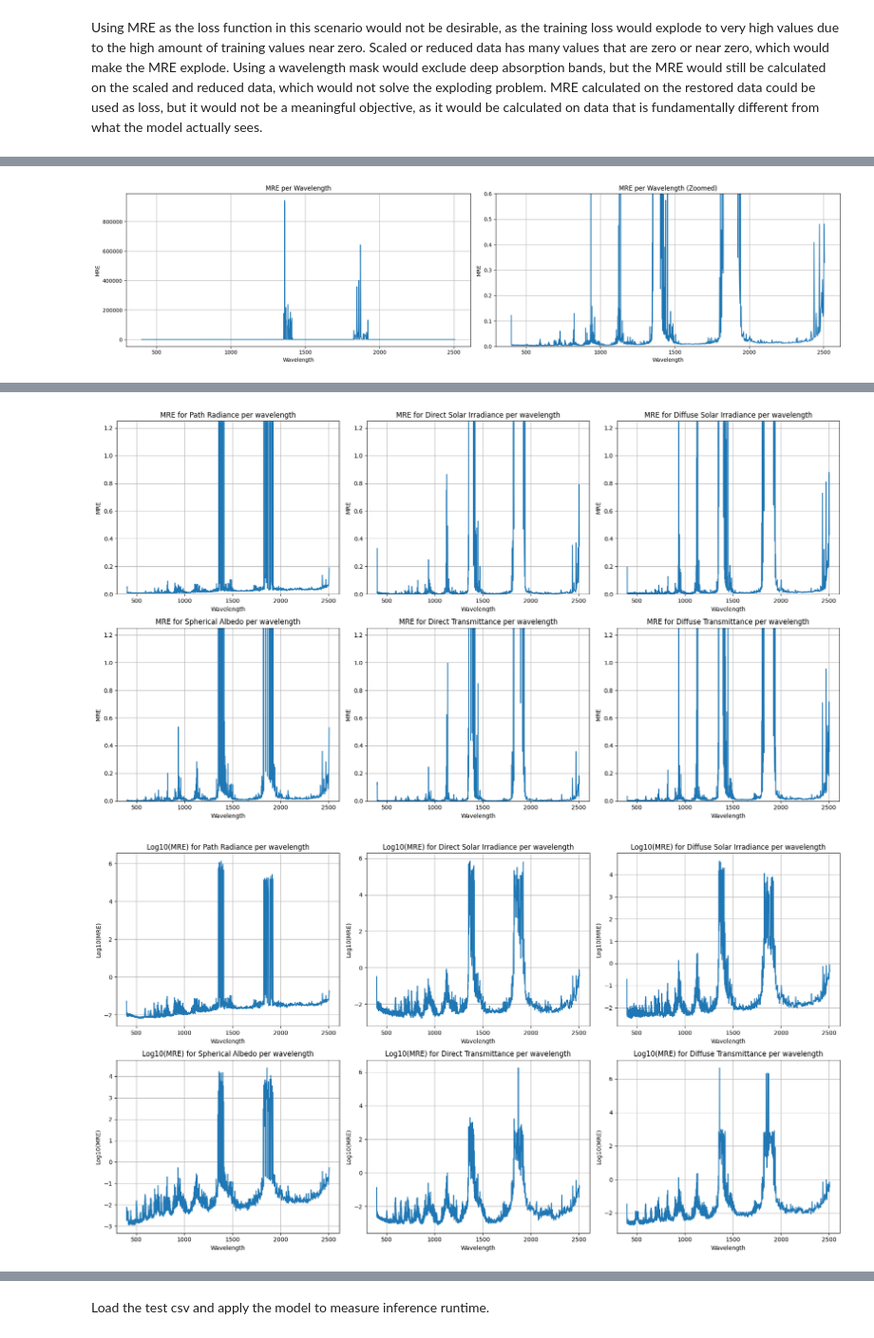
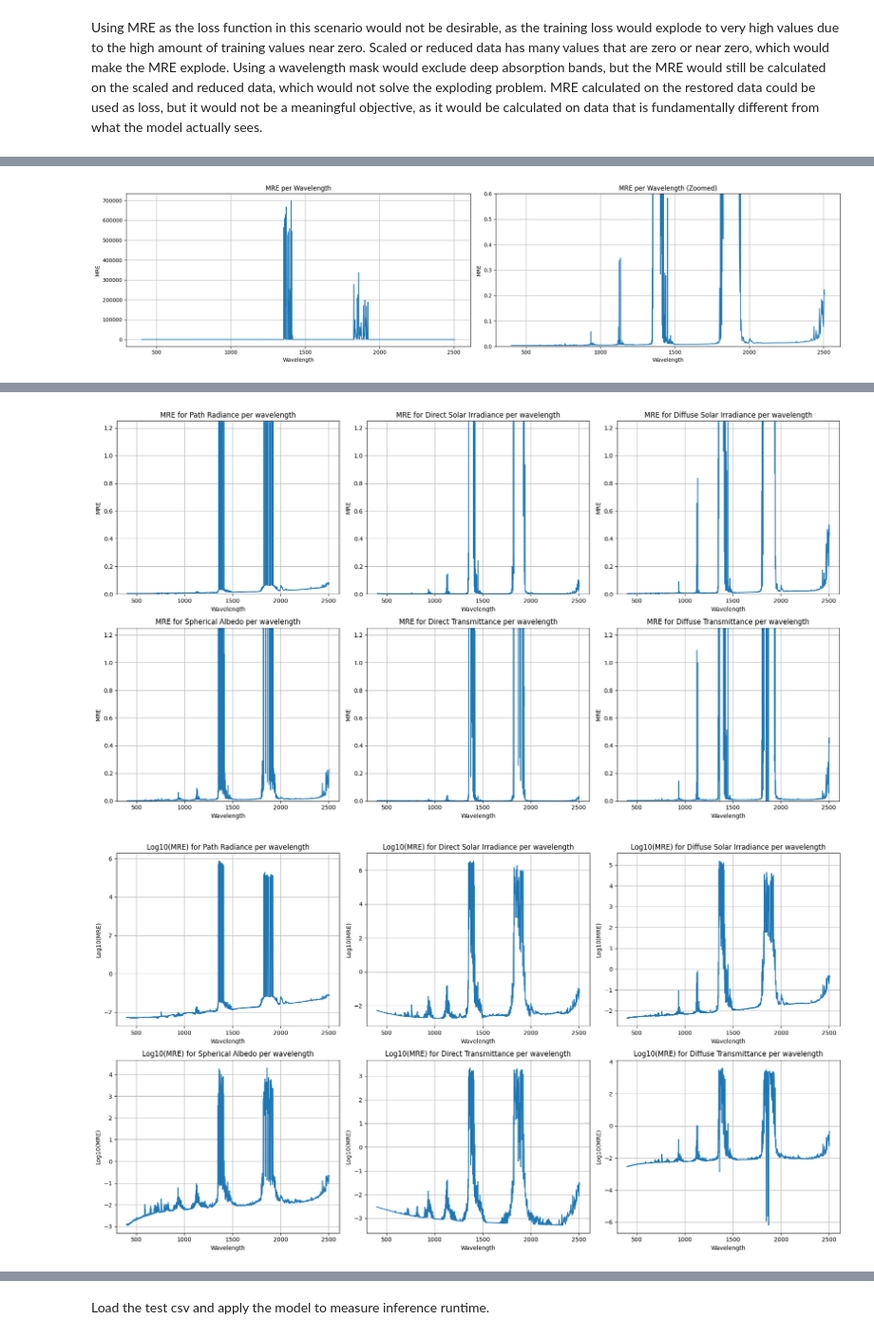
Before and after one commit to Teolul/Masters_Thesis, a Jupyter notebook: nn_pipeline.ipynb, the cells around one changed output, grey strips where cells are left out. Shown at 95% size. Cells and saved outputs as stored; diff of their text form; code cells hidden in the pictures.

```diff
--- a/nn_pipeline.ipynb
+++ b/nn_pipeline.ipynb
@@ -902,4 +954,19 @@ plt.show()
 # %%
+# load best model
+model = ARCHITECTURES[best_model["model"]](encoder_type=best_model["encoder"]).to(device)
+model.load_state_dict(torch.load(f"nn_results/{best_model['experiment_id']}.pth", map_location=device))
+
+if best_model["model"] in FULL_DS_MODELS:
+    test_ds = config["test_ds_scaled"][best_model["scale_type"]]
+    y_scalers = config["y_scalers"][best_model["scale_type"]]
+    pca_list = None
+else:
+    test_ds = config["test_ds_reduced_scaled"][best_model["scale_type"]]
+    y_scalers = config["y_scalers_reduced"][best_model["scale_type"]]
+    pca_list = config["pca_lists"][best_model["scale_type"]]
+test_dl   = torch.utils.data.DataLoader(test_ds, batch_size=config["batch_size"], shuffle=False)
+criterion = nn.L1Loss()
+
 # test on test set
 model.eval()
 test_loss = 0.0
@@ -918,7 +985,7 @@ with torch.no_grad():
         batch_test_mae_unscaled = 0.0
 
         loss += criterion(y_pred, Y_batch)
-        batch_test_mre_unscaled_partial, batch_test_mae_unscaled_partial = calculate_metrics(config, y_pred, Y_batch, wavelengths)
+        batch_test_mre_unscaled_partial, batch_test_mae_unscaled_partial = calculate_metrics(y_pred, Y_batch, wavelengths, y_scalers, pca_list)
 
         batch_test_mre_unscaled += batch_test_mre_unscaled_partial
         batch_test_mae_unscaled += batch_test_mae_unscaled_partial
@@ -933,7 +1000,7 @@ with torch.no_grad():
             "mae_unscaled": batch_test_mae_unscaled,
         })
 
-print(f"\nFinal Test Loss: {test_loss / len(config['test_ds']):.6f}")
-print(f"Final Test MRE (Unscaled): {test_mre_unscaled / len(config['test_ds']):.6f}")
-print(f"Final Test MAE (Unscaled): {test_mae_unscaled / len(config['test_ds']):.6f}")
+print(f"\nFinal Test Loss: {test_loss / len(test_ds):.6f}")
+print(f"Final Test MRE (Unscaled): {test_mre_unscaled / len(test_ds):.6f}")
+print(f"Final Test MAE (Unscaled): {test_mae_unscaled / len(test_ds):.6f}")
 # %% [output]
@@ -942,0 +1010,4 @@ Final Test MAE (Unscaled): 0.861230
+# %%
+temp_dl = torch.utils.data.DataLoader(test_ds, batch_size=len(test_ds))
+X_test_current = next(iter(temp_dl))[0].numpy()
+type(X_test_current)
@@ -943,16 +1016,18 @@ Final Test MAE (Unscaled): 0.861230
 # %%
 # predict on test set for other metrics and visualization
-X_test_tensor = torch.tensor(X_test_scaled, dtype=torch.float32).to(device)
+X_test_tensor = torch.tensor(X_test_current, dtype=torch.float32).to(device)
+is_scaled  = y_scalers is not None
+is_reduced = pca_list  is not None
 with torch.no_grad():
     y_pred_test = model(X_test_tensor)
-    if config["scaled"] or config["reduced"]:
+    if is_scaled or is_reduced:
         y_pred_og_shape = torch.zeros((y_pred_test.size(0), globals.N_FUNCTIONS, len(wavelengths)), device=y_pred_test.device)
         for i in range(globals.N_FUNCTIONS):
             y_pred_restored = y_pred_test[:, i, :].cpu().detach().numpy()
-            if config["scaled"]:
-                y_pred_restored = config["y_scalers"][i].inverse_transform(y_pred_restored)
-            if config["reduced"]:
-                y_pred_restored = config["pca_list"][i].inverse_transform(y_pred_restored)
+            if is_scaled:
+                y_pred_restored = y_scalers[i].inverse_transform(y_pred_restored)
+            if is_reduced:
+                y_pred_restored = pca_list[i].inverse_transform(y_pred_restored)
             y_pred_og_shape[:, i, :] = torch.from_numpy(y_pred_restored).to(y_pred_test.device)
         y_pred_test = y_pred_og_shape
 
@@ -1030 +1105 @@ Diffuse Transmittance MRE: 0.0069
-[figure, old version]
+[figure, new version]
@@ -1032,5 +1107,5 @@ Diffuse Transmittance MRE: 0.0069
-[figure, old version]
+[figure, new version]
-[figure, old version]
+[figure, new version]
 # %%
 mae = utils.mae_score(Y_test, y_pred_test_np, wavelengths)
 print("Testing MAE:", mae)
```
Also changed, not shown: parts of 26 cells of this notebook, 17 other files.
